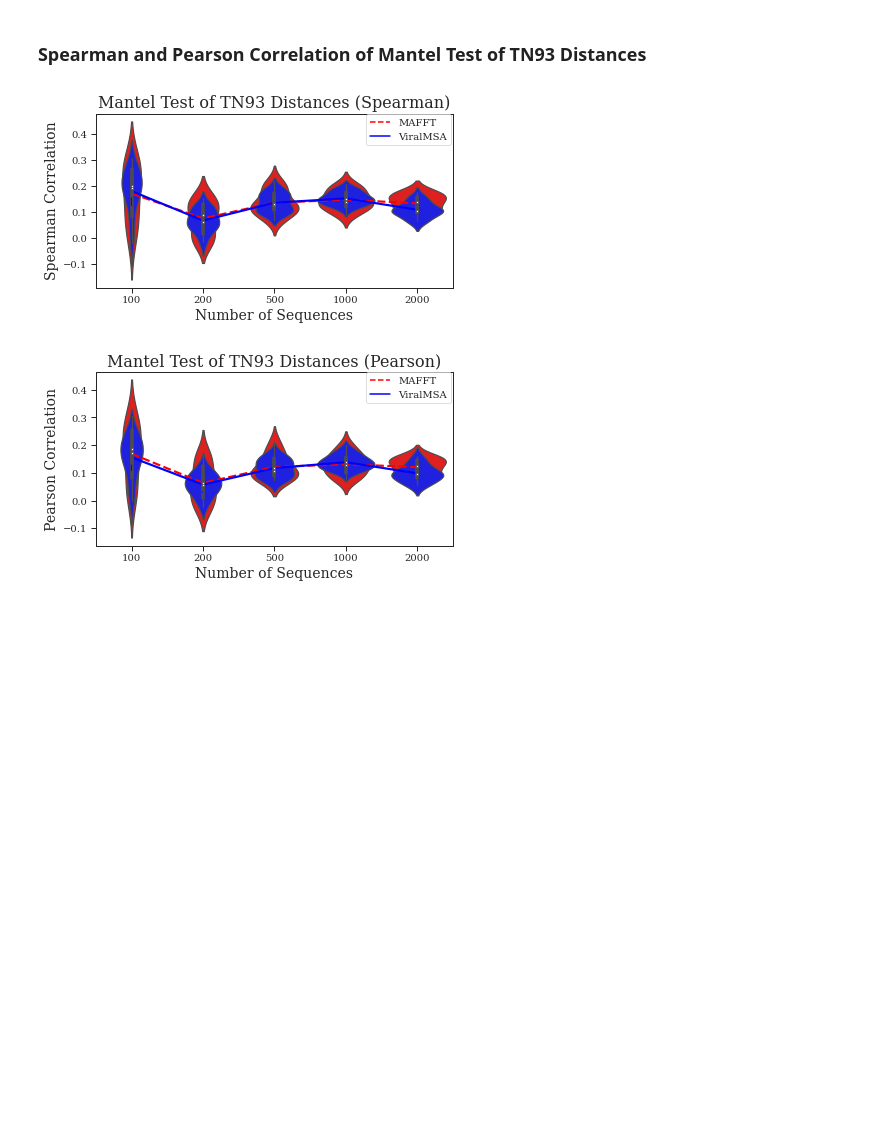
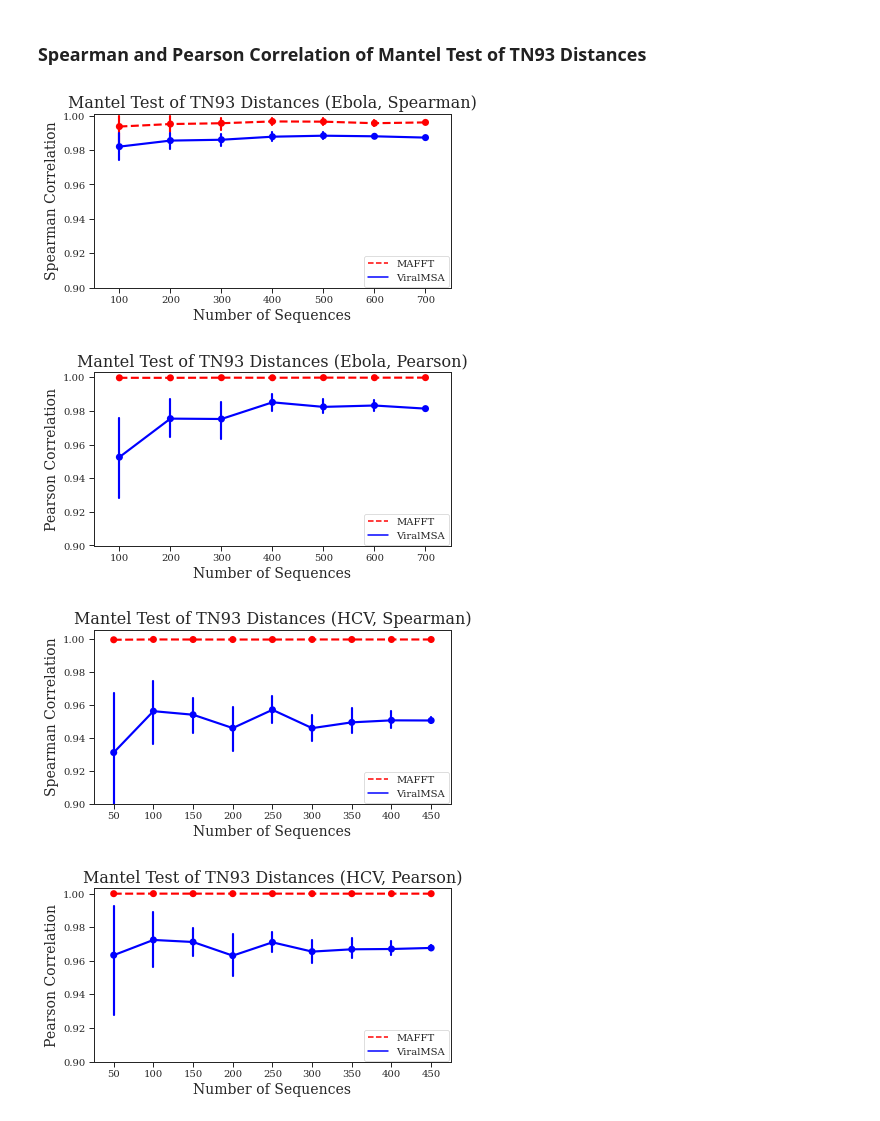
Before and after one commit to niemasd/ViralMSA-Paper, a Jupyter notebook: scripts/Figures.ipynb, the cells around one changed output. Drawn from its saved outputs; the diff is of its cells as text; code cells hidden in the pictures; blank space fills up the shorter version.

Commit message:
Updated figures

```diff
--- a/scripts/Figures.ipynb
+++ b/scripts/Figures.ipynb
@@ -5,7 +5,7 @@ from glob import glob
 from matplotlib import rcParams
 from matplotlib.lines import Line2D
 from os import makedirs
-from seaborn import pointplot,set_context,set_style,violinplot
+from seaborn import boxenplot,pointplot,set_context,set_style,violinplot
 import matplotlib.pyplot as plt
 FIGDIR = '../figs'; makedirs(FIGDIR, exist_ok=True)
 set_context("paper", rc={"font.size":12,"axes.titlesize":16,"axes.labelsize":14,"legend.fontsize":10,"xtick.labelsize":10,"ytick.labelsize":10})
@@ -22,7 +22,20 @@ color = {
 translate = {
     'mafft': 'MAFFT',
     'viralmsa': 'ViralMSA',
+    'EBOLA': 'Ebola',
+    'HCV': 'HCV',
+    'HIV1': 'HIV-1',
+    'SARSCOV2': 'SARS-CoV-2',
 }
+# %%
+def get_user_time(fn):
+    lines = [l.strip() for l in open(fn).read().strip().splitlines()]
+    if len(lines) == 3:
+        user_time = lines[1].split('\t')[1]
+        m = float(user_time.split('m')[0]); s = float(user_time.split('m')[1].split('s')[0])
+        return m*60 + s
+    else:
+        return float(lines[0].split('user')[0])
 # %% [markdown]
 ### Execution Time vs. Number of Sequences
 # %%
@@ -46,21 +65,25 @@ fig.savefig('%s/runtime.pdf'%FIGDIR, format='pdf', bbox_inches='tight')
 # %% [markdown]
 ### Spearman and Pearson Correlation of Mantel Test of TN93 Distances
 # %%
-for c in ['spearman','pearson']:
-    fig = plt.figure(figsize=(6.4,3.2))
-    for m in ['mafft', 'viralmsa']:
-        x = list(); y = list()
-        for n in [100,200,500,1000,2000]:
-            for fn in glob('../data/HIV1/%d/%d.*.%s.tn93.mantel.%s.txt' % (n,n,m,c)):
-                x.append(n); y.append(float(open(fn).read().split(':')[1]))
-        pointplot(x=x, y=y, color=color[m], linestyles=linestyle[m])
-        violinplot(x=x, y=y, color=color[m], linestyles=linestyle[m])
-    plt.title("Mantel Test of TN93 Distances (%s)" % c.capitalize())
-    plt.xlabel("Number of Sequences")
-    plt.ylabel("%s Correlation" % c.capitalize())
-    handles = [Line2D([0],[0],color=color[m],label=translate[m],linestyle=linestyle[m],linewidth=1.5) for m in ['mafft','viralmsa']]
-    legend = plt.legend(handles=handles,bbox_to_anchor=(0.995, 0.995), loc='upper right', borderaxespad=0., frameon=True)
-    fig.savefig('%s/mantel.%s.pdf'%(FIGDIR,c), format='pdf', bbox_inches='tight')
+for v in ['EBOLA', 'HCV', 'HIV1']:
+    for c in ['spearman','pearson']:
+        fig = plt.figure(figsize=(6.4,3.2))
+        for m in ['mafft', 'viralmsa']:
+            x = list(); y = list()
+            for n in sorted(int(d.split('/')[-1]) for d in glob('../data/%s/*0' % v)):
+                for fn in glob('../data/%s/%d/%d.*.%s.tn93.mantel.%s.txt' % (v,n,n,m,c)):
+                    x.append(n); y.append(float(open(fn).read().split(':')[1]))
+            pointplot(x=x, y=y, color=color[m], linestyles=linestyle[m])
+            #boxenplot(x=x, y=y, color=color[m])#, linestyles=linestyle[m])
+        plt.ylim(ymin=0.9)
+        plt.title("Mantel Test of TN93 Distances (%s, %s)" % (translate[v], c.capitalize()))
+        plt.xlabel("Number of Sequences")
+        plt.ylabel("%s Correlation" % c.capitalize())
+        handles = [Line2D([0],[0],color=color[m],label=translate[m],linestyle=linestyle[m],linewidth=1.5) for m in ['mafft','viralmsa']]
+        legend = plt.legend(handles=handles,bbox_to_anchor=(0.995, 0.005), loc='lower right', borderaxespad=0., frameon=True)
+        fig.savefig('%s/%s.mantel.%s.pdf'%(FIGDIR,v,c), format='pdf', bbox_inches='tight')
 # %% [output]
-[figure, old version]
+[figure, new version]
-[figure, old version]
+[figure, new version]
+[figure, added]
+[figure, added]
```
Also changed, not shown: parts of 2 cells of this notebook, 13 other files.
